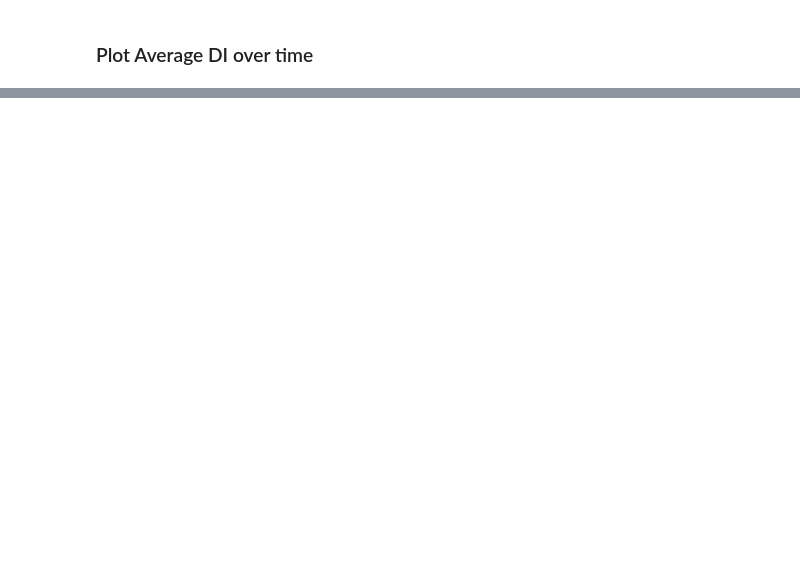
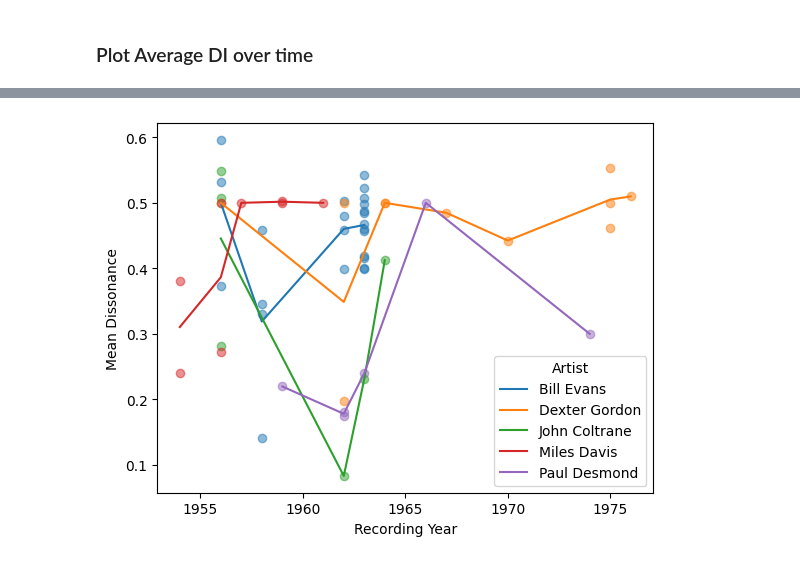
Before and after one commit to 1chenjes1/EPFL_DCML_2025, a Jupyter notebook: JazzTranscriptionsCorpusAnalysis.ipynb, the cells around one changed output, grey strips where cells are left out. Cells and saved outputs as stored; diff of their text form; code cells hidden in the pictures; blank space fills up the shorter version.

```diff
--- a/JazzTranscriptionsCorpusAnalysis.ipynb
+++ b/JazzTranscriptionsCorpusAnalysis.ipynb
@@ -41,6 +57,14 @@ def dissonance(pc):
     harmonies['num notes'] = harmonies['pc'].apply(lambda x: len(x))
     harmonies['dissonance'] = (harmonies['interval'].apply(lambda x: sum(dissonance_table[i] for i in x))) / harmonies['num notes']
     return harmonies
+# %%
+def groupby_artist(dfs, length=5):
+    artist_grouped = dfs.copy()
+    ref = dfs.copy()
+    ref = ref.groupby('artists', as_index=False).agg(list).reset_index()
+    ref = ref[ref['workTitle'].apply(lambda x: len(x) > length)].copy()
+    artist_grouped = artist_grouped[artist_grouped['artists'].isin(ref['artists'])]
+    return artist_grouped
 # %%
 dissonance_table = {
     0: 0.0,    # Unison
@@ -130,0 +177,3 @@ plt.scatter(x,y)
+# %%
+artist_grouped = groupby_artist(dfs_bytime, length=5)
+artist_grouped
@@ -130,0 +219,17 @@ plt.scatter(x,y)
+# %%
+artist_year_means = artist_grouped.groupby(['artists', 'recording_year'], as_index=False)['mean_dissonance'].mean()
+
+fig, ax = plt.subplots()
+
+for artist, group in artist_grouped.groupby('artists'):
+    ax.scatter(group['recording_year'], group['mean_dissonance'], alpha=0.5)
+
+for artist, group in artist_year_means.groupby('artists'):
+    ax.plot(group['recording_year'], group['mean_dissonance'], label=artist)
+
+ax.set_xlabel('Recording Year')
+ax.set_ylabel('Mean Dissonance')
+ax.legend(title='Artist')
+plt.show()
+# %% [output]
+[figure, added]
```
Also changed, not shown: parts of 13 cells of this notebook.
